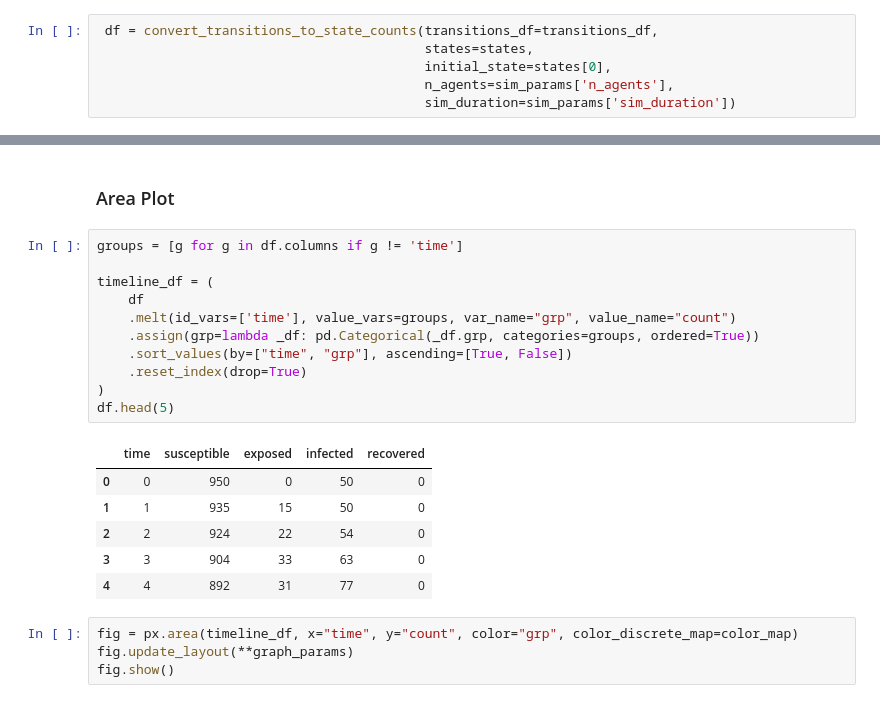
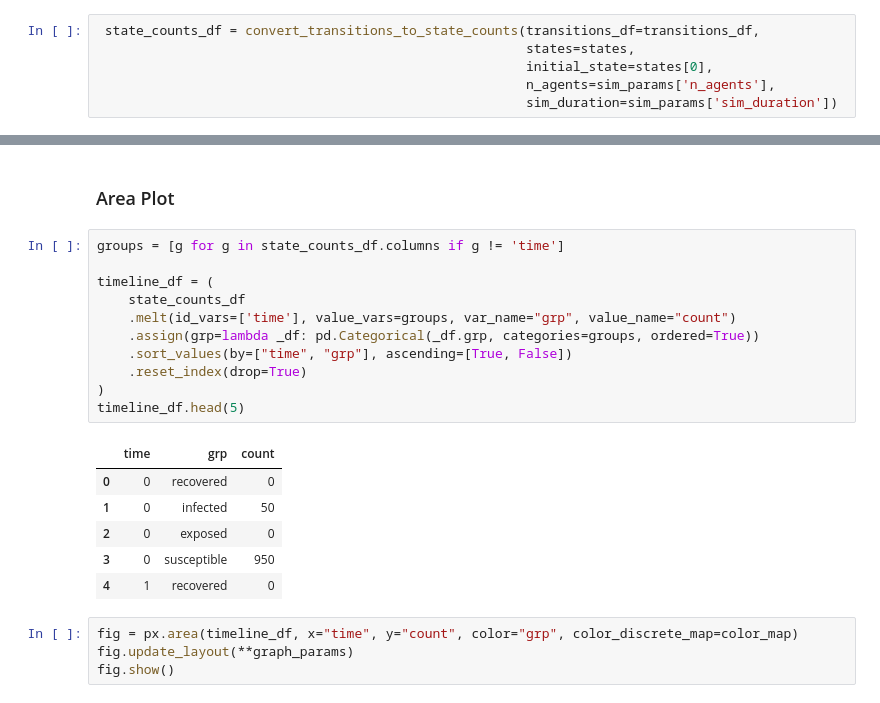
Before and after one commit to AlekseiAgarkov/AgenticInfectiousDiseaseTransmissionModels, a Jupyter notebook: analytics/sier_neighbors_simulation_visualized.ipynb, the cells around one changed output, grey strips where cells are left out. Drawn from its saved outputs; the diff is of its cells as text.

```diff
--- a/analytics/sier_neighbors_simulation_visualized.ipynb
+++ b/analytics/sier_neighbors_simulation_visualized.ipynb
@@ -54,11 +57,11 @@ transitions_df.head()
 # %%
 states = [state.name for state in SEIRNeighborsFSMAgent.states]
 # %%
- df = convert_transitions_to_state_counts(transitions_df=transitions_df,
-                                          states=states,
-                                          initial_state=states[0],
-                                          n_agents=sim_params['n_agents'],
-                                          sim_duration=sim_params['sim_duration'])
+ state_counts_df = convert_transitions_to_state_counts(transitions_df=transitions_df,
+                                                       states=states,
+                                                       initial_state=states[0],
+                                                       n_agents=sim_params['n_agents'],
+                                                       sim_duration=sim_params['sim_duration'])
 # %% [markdown]
 ## Simulation Params
 # %%
@@ -93,23 +96,23 @@ graph_params = dict(
 # %% [markdown]
 ### Area Plot
 # %%
-groups = [g for g in df.columns if g != 'time']
+groups = [g for g in state_counts_df.columns if g != 'time']
 
 timeline_df = (
-    df
+    state_counts_df
     .melt(id_vars=['time'], value_vars=groups, var_name="grp", value_name="count")
     .assign(grp=lambda _df: pd.Categorical(_df.grp, categories=groups, ordered=True))
     .sort_values(by=["time", "grp"], ascending=[True, False])
     .reset_index(drop=True)
 )
-df.head(5)
+timeline_df.head(5)
 # %% [output]
-|  | time | susceptible | exposed | infected | recovered |
-| 0 | 0 | 950 | 0 | 50 | 0 |
-| 1 | 1 | 935 | 15 | 50 | 0 |
-| 2 | 2 | 924 | 22 | 54 | 0 |
-| 3 | 3 | 904 | 33 | 63 | 0 |
-| 4 | 4 | 892 | 31 | 77 | 0 |
+|  | time | grp | count |
+| 0 | 0 | recovered | 0 |
+| 1 | 0 | infected | 50 |
+| 2 | 0 | exposed | 0 |
+| 3 | 0 | susceptible | 950 |
+| 4 | 1 | recovered | 0 |
 # %%
 fig = px.area(timeline_df, x="time", y="count", color="grp", color_discrete_map=color_map)
 fig.update_layout(**graph_params)
```
Also changed, not shown: parts of 9 cells of this notebook.
